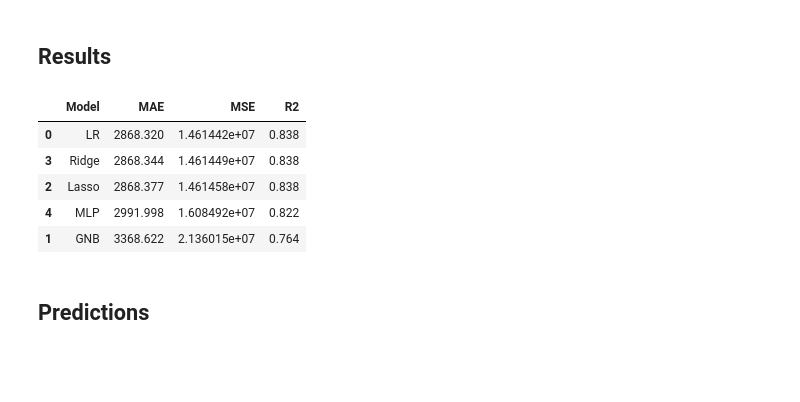
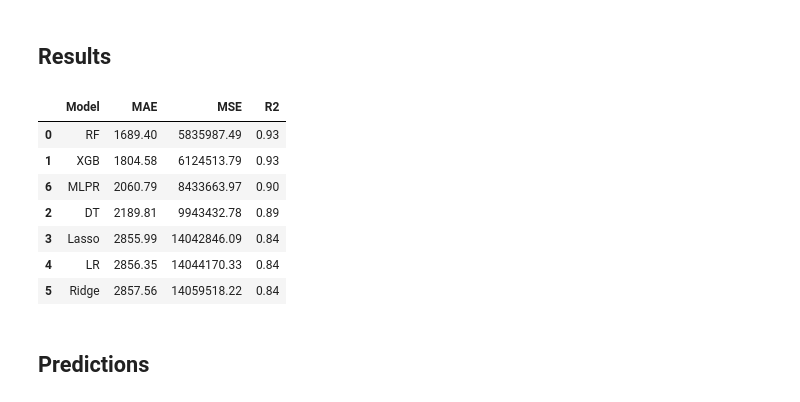
Before and after one commit to pedromaiapatinha/Car_Price_Prediction-Portuguese_Data, a Jupyter notebook: Portugal Car Price Prediction.ipynb, the cells around one changed output. Cells and saved outputs as stored; diff of their text form; code cells hidden in the pictures; blank space fills up the shorter version.

```diff
--- a/Portugal Car Price Prediction.ipynb
+++ b/Portugal Car Price Prediction.ipynb
@@ -1174,0 +1308,9 @@ add_scores('MLP', best_preds, y_test)
+# %%
+# Split data into training and test 80/20 with shuffle and stratify target
+
+X_train, X_test, y_train, y_test = train_test_split(X,
+                                                    y,
+                                                    test_size=0.2,
+                                                    random_state=15,
+                                                    shuffle=True
+                                                   )
@@ -1175,13 +1421,21 @@ add_scores('MLP', best_preds, y_test)
+# %%
+scores = [cal_model_scores('MLPR', best_preds, y_test)]
+# %%
+scores = pd.DataFrame(scores, columns=['Model', 'MAE', 'MSE', 'R2'])
+# %%
+df_model_scores = add_scores_to_df(df_model_scores, scores)
 # %% [markdown]
 ## Results
 # %%
-df_scores
+df_model_scores
 # %% [output]
 |  | Model | MAE | MSE | R2 |
-| 0 | LR | 2868.320 | 1.461442e+07 | 0.838 |
-| 3 | Ridge | 2868.344 | 1.461449e+07 | 0.838 |
-| 2 | Lasso | 2868.377 | 1.461458e+07 | 0.838 |
-| 4 | MLP | 2991.998 | 1.608492e+07 | 0.822 |
-| 1 | GNB | 3368.622 | 2.136015e+07 | 0.764 |
+| 0 | RF | 1689.40 | 5835987.49 | 0.93 |
+| 1 | XGB | 1804.58 | 6124513.79 | 0.93 |
+| 6 | MLPR | 2060.79 | 8433663.97 | 0.90 |
+| 2 | DT | 2189.81 | 9943432.78 | 0.89 |
+| 3 | Lasso | 2855.99 | 14042846.09 | 0.84 |
+| 4 | LR | 2856.35 | 14044170.33 | 0.84 |
+| 5 | Ridge | 2857.56 | 14059518.22 | 0.84 |
 # %% [markdown]
 ## Predictions
```
Also changed, not shown: parts of 111 cells of this notebook.
